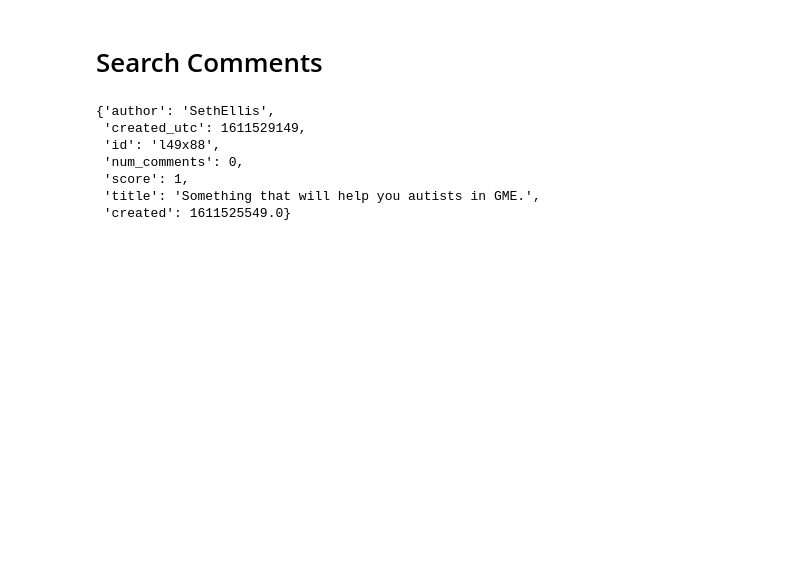
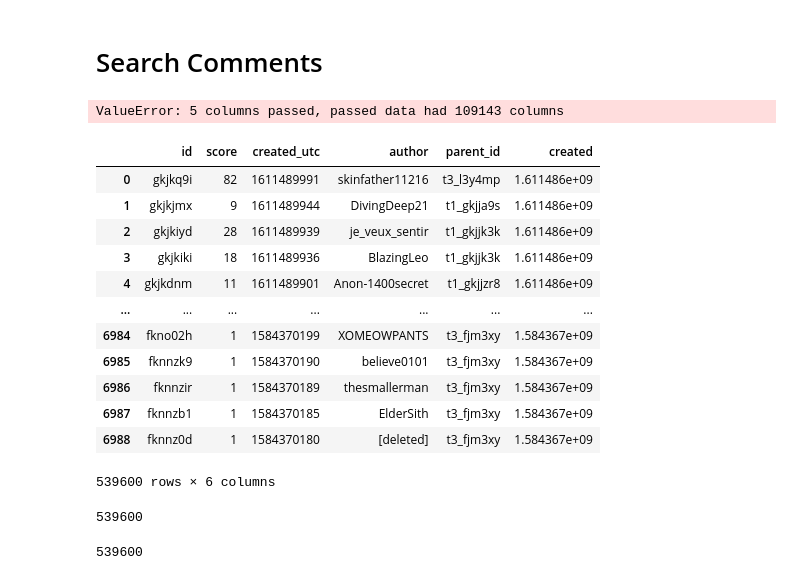
Before and after one commit to wdmdev/comsocsci2021, a Jupyter notebook: lectures/part3_solution.ipynb, the cells around one changed output. Cells and saved outputs as stored; diff of their text form; code cells hidden in the pictures; blank space fills up the shorter version.

```diff
--- a/lectures/part3_solution.ipynb
+++ b/lectures/part3_solution.ipynb
@@ -74,10 +56,46 @@ comment_results = list(api.search_submissions(
-# %%
-comment_results[0].d_
-# %% [output]
-{'author': 'SethEllis',
- 'created_utc': 1611529149,
- 'id': 'l49x88',
- 'num_comments': 0,
- 'score': 1,
- 'title': 'Something that will help you autists in GME.',
- 'created': 1611525549.0}
+# %%
+api = PushshiftAPI()
+start=int(dt.datetime(2020,1,1).timestamp())
+end=int(dt.datetime(2021,1,25).timestamp())
+link_ids = list(submissions[submissions['num_comments'] > 0]['id'])
+comments = []
+N = 50
+step = int(len(link_ids)/N) #split into N calls
+for i in tqdm(range(N), position=0):
+    ids = link_ids[int(round(i*step)):int(round((i+1)*step))]
+    results = list(api.search_comments(
+                            after=start,
+                            before=end,
+                            subreddit='wallstreetbets',
+                            link_id=ids,
+                            filter=['id', 'score', 'created_utc', 'author', 'parent_id']))
+    comments.append(results)
+
+comments_df = pd.DataFrame(comments)
+comments_df.to_csv('wallstreetbets_comments.csv', index=False)
+# %%
+second_comment_df = pd.DataFrame(comments, columns=['id', 'score', 'created_utc', 'author', 'parent_id'])
+# %% [output]
+ValueError: 5 columns passed, passed data had 109143 columns
+# %%
+second_comments_df = pd.DataFrame(columns=['id', 'score', 'created_utc', 'author', 'parent_id', 'd_'])
+for c in comments:
+    second_comments_df = second_comments_df.append(c)
+# %%
+second_comments_df.drop('d_', inplace=True, axis=1)
+# %%
+second_comments_df
+# %% [output]
+|  | id | score | created_utc | author | parent_id | created |
+| 0 | gkjkq9i | 82 | 1611489991 | skinfather11216 | t3_l3y4mp | 1.611486e+09 |
+| 1 | gkjkjmx | 9 | 1611489944 | DivingDeep21 | t1_gkjja9s | 1.611486e+09 |
+| 2 | gkjkiyd | 28 | 1611489939 | je_veux_sentir | t1_gkjjk3k | 1.611486e+09 |
+| 3 | gkjkiki | 18 | 1611489936 | BlazingLeo | t1_gkjjk3k | 1.611486e+09 |
+| 4 | gkjkdnm | 11 | 1611489901 | Anon-1400secret | t1_gkjjzr8 | 1.611486e+09 |
+| ... | ... | ... | ... | ... | ... | ... |
+| 6984 | fkno02h | 1 | 1584370199 | XOMEOWPANTS | t3_fjm3xy | 1.584367e+09 |
+| 6985 | fknnzk9 | 1 | 1584370190 | believe0101 | t3_fjm3xy | 1.584367e+09 |
+| 6986 | fknnzir | 1 | 1584370189 | thesmallerman | t3_fjm3xy | 1.584367e+09 |
+| 6987 | fknnzb1 | 1 | 1584370185 | ElderSith | t3_fjm3xy | 1.584367e+09 |
+| 6988 | fknnz0d | 1 | 1584370180 | [deleted] | t3_fjm3xy | 1.584367e+09 |
+539600 rows × 6 columns
@@ -83,0 +104,4 @@ comment_results[0].d_
+# %%
+len(second_comments_df)
+# %% [output]
+539600
@@ -83,0 +110,4 @@ comment_results[0].d_
+# %%
+len(comment_test)
+# %% [output]
+539600
```
Also changed, not shown: parts of 14 cells of this notebook, 10 other files.
